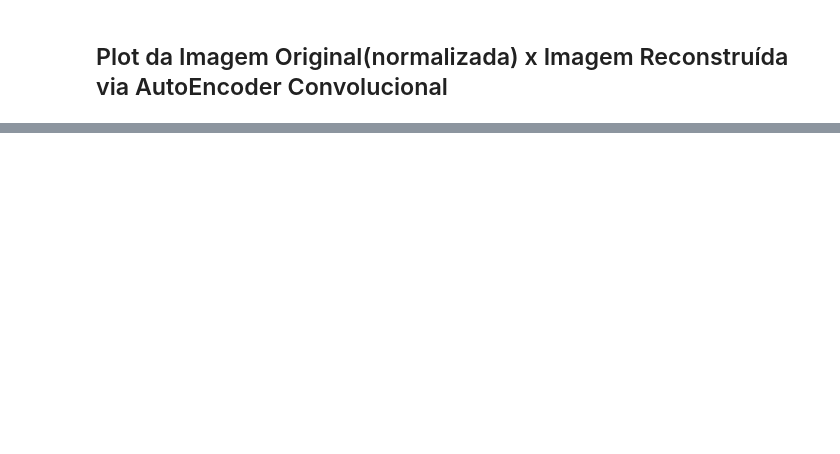
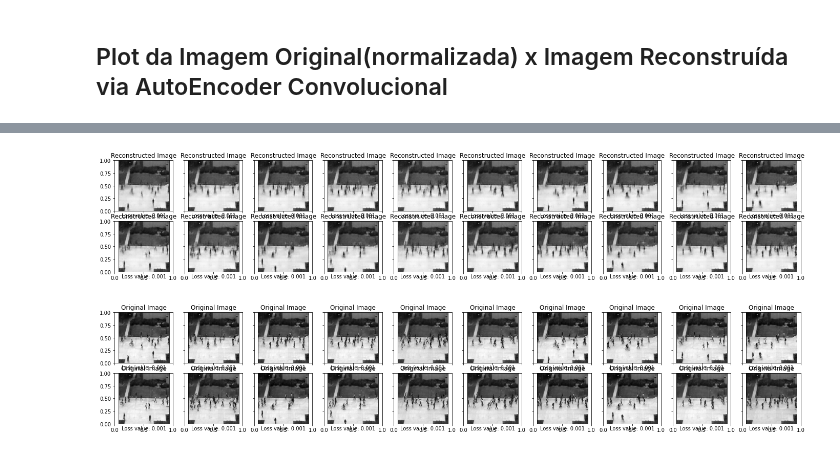
Before and after one commit to samuel0711/image-anomaly-detection, a Jupyter notebook: con_tcc.ipynb, the cells around one changed output, grey strips where cells are left out. Saved outputs shown, nothing was run; the diff lists cells and outputs as text; code cells hidden in the pictures; blank space fills up the shorter version.

```diff
--- a/con_tcc.ipynb
+++ b/con_tcc.ipynb
@@ -310,31 +337,34 @@ output = model(imagem)
 # prep images for display
 images = images.numpy()
 
 
 
 # output is resized into a batch of iages
-output = output.view(args['batch_size'], 1, 160, 240)
+output = output.view(args['batch_size'], 1, 120, 120)
 # use detach when it's an output that requires_grad
 output = output.detach()#.numpy()
 
 
 
 # plot the first ten input images and then reconstructed images
 fig, axes = plt.subplots(nrows=2, ncols=10, sharex=True, sharey=True, figsize=(24,4))
 for idx in np.arange(20):
     ax = fig.add_subplot(2, 20/2, idx+1, xticks=[], yticks=[])
     loss = criterio(output[idx], imagem[idx])
     label = 'Loss value: {:.3f}'
     ax.set_xlabel(label.format(loss) )
     ax.set_title("Reconstructed Image")
     plt.imshow(output[idx].squeeze().cpu(), cmap='gray')
 
 # plot the first ten input images and then reconstructed images
 fig, axes = plt.subplots(nrows=2, ncols=10, sharex=True, sharey=True, figsize=(24,4))
 for idx in np.arange(20):
     ax = fig.add_subplot(2, 20/2, idx+1, xticks=[], yticks=[])
     loss = criterio(output[idx], imagem[idx])
     label = 'Loss value: {:.3f}'
     ax.set_xlabel(label.format(loss) )
     ax.set_title("Original Image")
     plt.imshow(images[idx].squeeze(), cmap='gray')
+# %% [output]
+[figure, added]
+[figure, added]
```
Also changed, not shown: parts of 9 cells of this notebook.
